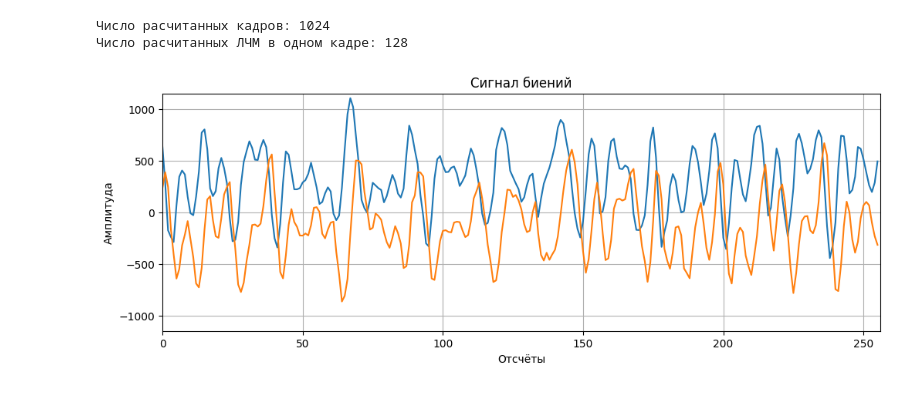
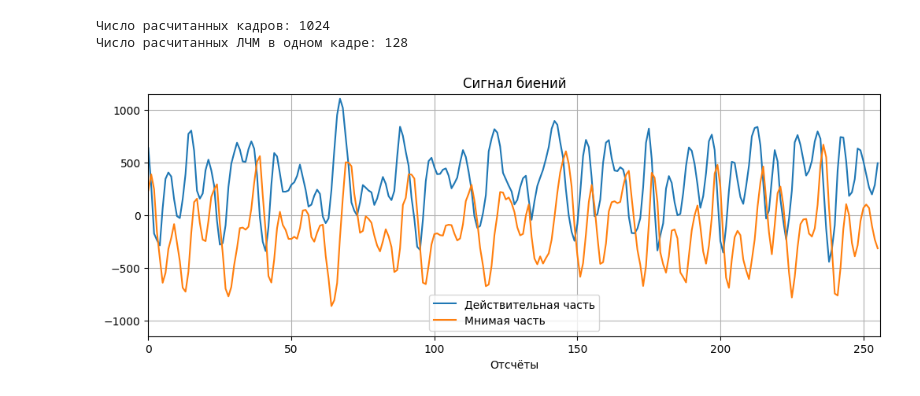
Before and after one commit to imaks79/assets, a Jupyter notebook: docs/Labs/The basic stages of analyzing the data received from the radar/notebooks/1_Данные.ipynb, the cells around one changed output. Drawn from its saved outputs; the diff is of its cells as text; code cells hidden in the pictures.

```diff
--- a/docs/Labs/The basic stages of analyzing the data received from the radar/notebooks/1_Данные.ipynb
+++ b/docs/Labs/The basic stages of analyzing the data received from the radar/notebooks/1_Данные.ipynb
@@ -80,12 +80,14 @@ sb = adcData[0, numADCSamples * num:numADCSamples * (num + 1)];
 # %%
 plt.figure(figsize = (12, 4));
 plt.title('Сигнал биений');
 plt.xlabel('Отсчёты');
-plt.ylabel('Амплитуда');
+# plt.ylabel('Амплитуда');
 plt.grid();
 plt.axis([0, len(sb), -1 * np.abs(sb).max(), np.abs(sb).max()]);
 
 plt.plot(sb.real);
 plt.plot(sb.imag);
+
+plt.legend(['Действительная часть', 'Мнимая часть']);
 # %% [output]
-[figure, old version]
+[figure, new version]
```
Also changed, not shown: 6 other files.
